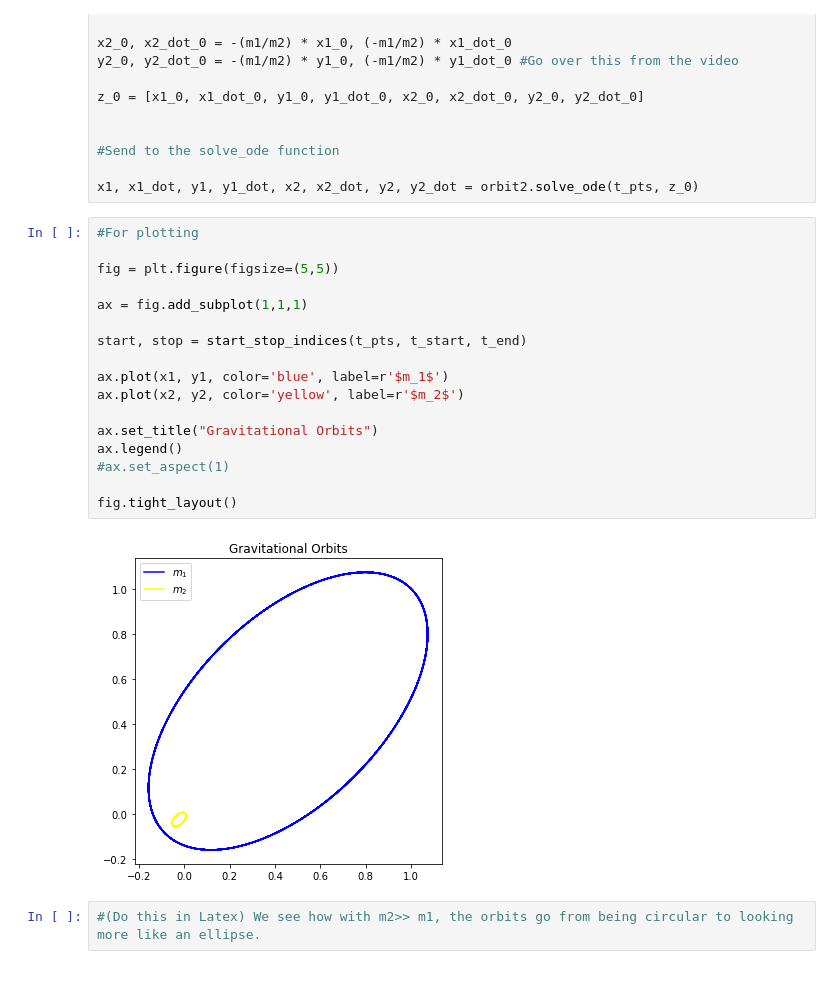
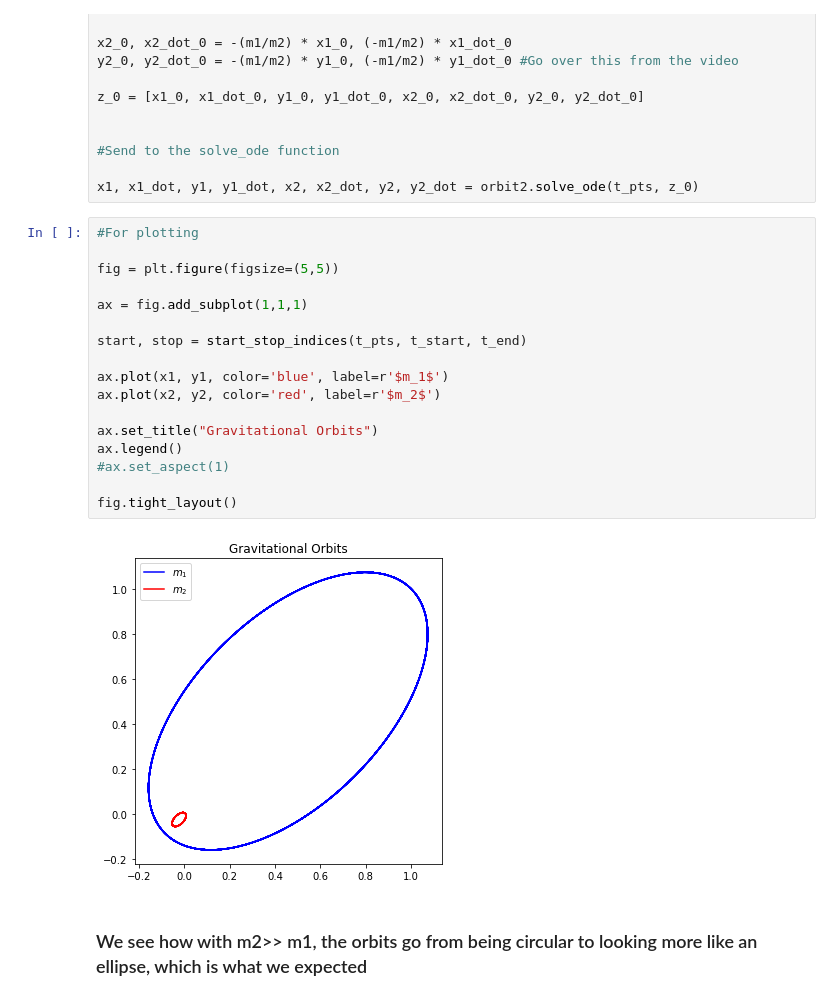
Before and after one commit to dasarijit0/5300_Final, a Jupyter notebook: Final_Problem_2_Arijit_Das.ipynb, the cells around one changed output. Cells and saved outputs as stored; diff of their text form.

```diff
--- a/Final_Problem_2_Arijit_Das.ipynb
+++ b/Final_Problem_2_Arijit_Das.ipynb
@@ -193,21 +353,21 @@ x1, x1_dot, y1, y1_dot, x2, x2_dot, y2, y2_dot = orbit2.solve_ode(t_pts, z_0)
 # %%
 #For plotting
 
 fig = plt.figure(figsize=(5,5))
 
 ax = fig.add_subplot(1,1,1)
 
 start, stop = start_stop_indices(t_pts, t_start, t_end)
 
 ax.plot(x1, y1, color='blue', label=r'$m_1$')
-ax.plot(x2, y2, color='yellow', label=r'$m_2$')
+ax.plot(x2, y2, color='red', label=r'$m_2$')
 
 ax.set_title("Gravitational Orbits")
 ax.legend()
 #ax.set_aspect(1)
 
 fig.tight_layout()
 # %% [output]
-[figure, old version]
+[figure, new version]
-# %%
-#(Do this in Latex) We see how with m2>> m1, the orbits go from being circular to looking more like an ellipse.
+# %% [markdown]
+### We see how with m2>> m1, the orbits go from being circular to looking more like an ellipse, which is what we expected
```
Also changed, not shown: parts of 5 cells of this notebook, 1 other file.
